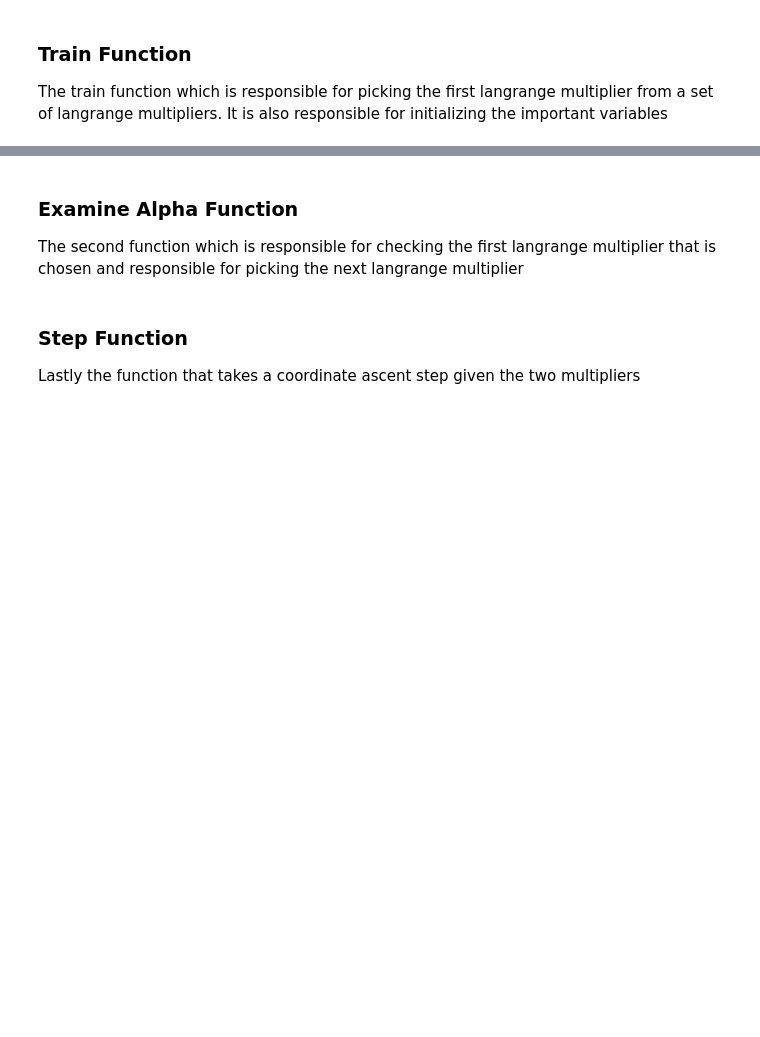
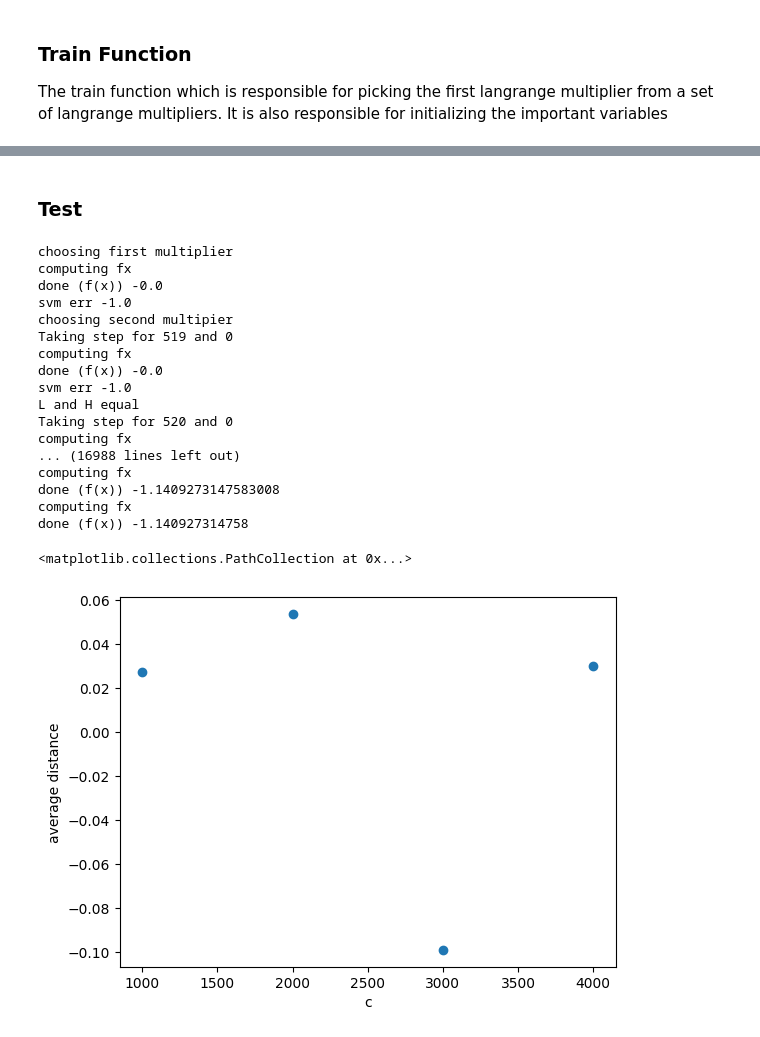
Before and after one commit to LunabaLeeris/SMOCaseStudy, a Jupyter notebook: main.ipynb, the cells around one changed output, grey strips where cells are left out. Drawn from its saved outputs; the diff is of its cells as text; code cells hidden in the pictures; blank space fills up the shorter version.

```diff
--- a/main.ipynb
+++ b/main.ipynb
@@ -67,0 +81,29 @@ initialize_sdc()
+# %%
+def compute_svm_err(x: int, alphs: np.float32, err_cache: np.float32, b: np.float32) -> np.float32:
+    fx: np.float32 = obj_x(point[x], alphs, b, cache_val=x)
+    err_cache[x] = fx - target[x]
+
+    print("svm err", err_cache[x])
+    return err_cache[x]
+
+def obj_x(val: np.float32, alphs: np.float32, b: float, cache_val: int=-1) -> np.float32:
+    print("computing fx")
+    fx: np.float32 = -b
+
+    for i in range(M):
+        if (alphs[i] == 0):
+            continue
+
+        K: np.float32 = kernel_gaussian(point[i], val, cache_x=i, cache_z=cache_val)
+        fx += alphs[i] * target[i] * K
+
+    print("done (f(x))", fx)
+    return fx
+
+def accuracy(alphs: np.float32, b: float) -> float:
+    correct: int = 0
+    for i in range(M):
+        fx: np.float32 = obj_x(point[i], alphs, b, cache_val=i)
+        correct += abs(target[i] - fx)
+
+    return correct / M
@@ -98,3 +300,0 @@ def smo_train():
-# %% [markdown]
-### Examine Alpha Function
-The second function which is responsible for checking the first langrange multiplier that is chosen and responsible for picking the next langrange multiplier
@@ -137,3 +300,0 @@ def obj_func(x, alphs, b):
-# %% [markdown]
-### Step Function
-Lastly the function that takes a coordinate ascent step given the two multipliers
@@ -175,0 +301,36 @@ def take_step(i1, i2, alphs, err_cache, b):
+# %% [markdown]
+### Test
+# %%
+import matplotlib.pyplot as plt
+
+x = [i*1000 for i in range(1, 5)]
+y = []
+
+for i in range(len(x)):
+    c = x[i]
+    res = smo_train()
+    y.append(accuracy(res["alphs"], res["b"]))
+
+plt.xlabel("c")
+plt.ylabel("average distance")
+plt.scatter(x, y)
+# %% [output]
+choosing first multiplier
+computing fx
+done (f(x)) -0.0
+svm err -1.0
+choosing second multipier
+Taking step for 519 and 0
+computing fx
+done (f(x)) -0.0
+svm err -1.0
+L and H equal
+Taking step for 520 and 0
+computing fx
+... (16988 lines left out)
+computing fx
+done (f(x)) -1.1409273147583008
+computing fx
+done (f(x)) -1.140927314758
+<matplotlib.collections.PathCollection at 0x...>
+[figure, added]
```
Also changed, not shown: parts of 13 cells of this notebook.
